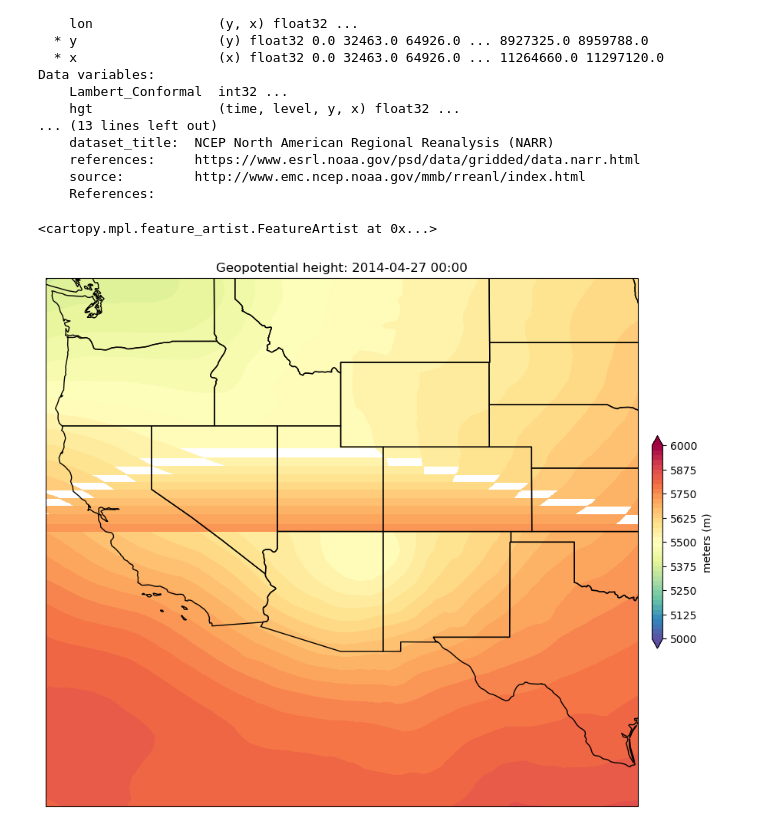
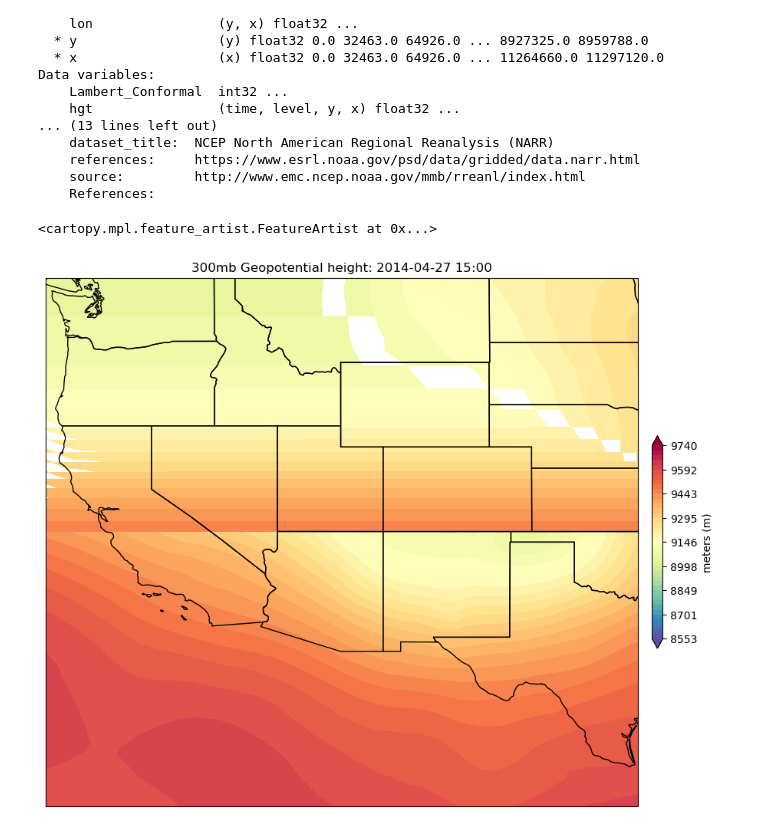
Before and after one commit to jesseturner/Dust_Plumes, a Jupyter notebook: Case_Study.ipynb, the cells around one changed output. Drawn from its saved outputs; the diff is of its cells as text; code cells hidden in the pictures.

Commit message:
improvements to plotting NARR data

```diff
--- a/Case_Study.ipynb
+++ b/Case_Study.ipynb
@@ -54,26 +54,26 @@ Data variables:
     source:         http://www.emc.ncep.noaa.gov/mmb/rreanl/index.html
     References:
 # %%
-level = 500  #hPa
-dt = datetime(2014, 4, 27, 0, 0, 0, 0)
+level = 300  #hPa
+dt = datetime(2014, 4, 27, 15, 0, 0, 0)
 
 hgt_ds_sel = hgt_ds.sel(level=level, time=dt)
 # %%
 projection=ccrs.PlateCarree()
 fig,ax=plt.subplots(1, figsize=(12,12),subplot_kw={'projection': projection})
 cmap = plt.cm.Spectral_r
-levels = np.linspace(5000, 6000, 41)
+levels = np.linspace(np.min(hgt_ds_sel.hgt), np.max(hgt_ds_sel.hgt), 41)
 
 ax.set_extent([-125, -97, 24, 49], crs=ccrs.PlateCarree())
 c=ax.contourf(hgt_ds_sel.lon, hgt_ds_sel.lat, hgt_ds_sel.hgt, cmap=cmap, levels=levels, extend='both')
 clb=plt.colorbar(c, shrink=0.3, pad=0.02, ax=ax)
 
 formatted_dt = dt.strftime('%Y-%m-%d %H:%M')
-ax.set_title('Geopotential height: '+formatted_dt)
+ax.set_title(str(level)+ 'mb Geopotential height: '+formatted_dt)
 clb.set_label('meters (m)')
 
 
 ax.add_feature(cfeature.STATES)
 # %% [output]
 <cartopy.mpl.feature_artist.FeatureArtist at 0x...>
-[figure, old version]
+[figure, new version]
```
